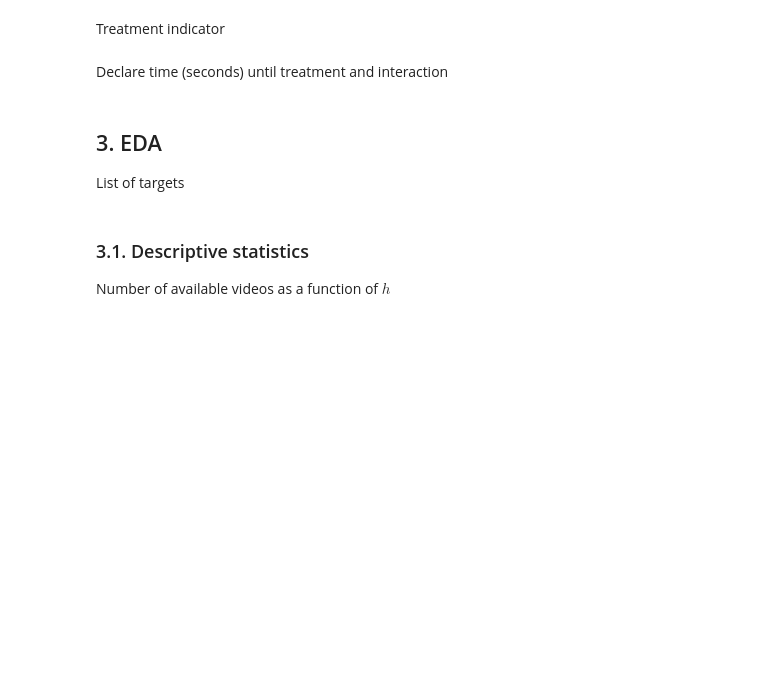
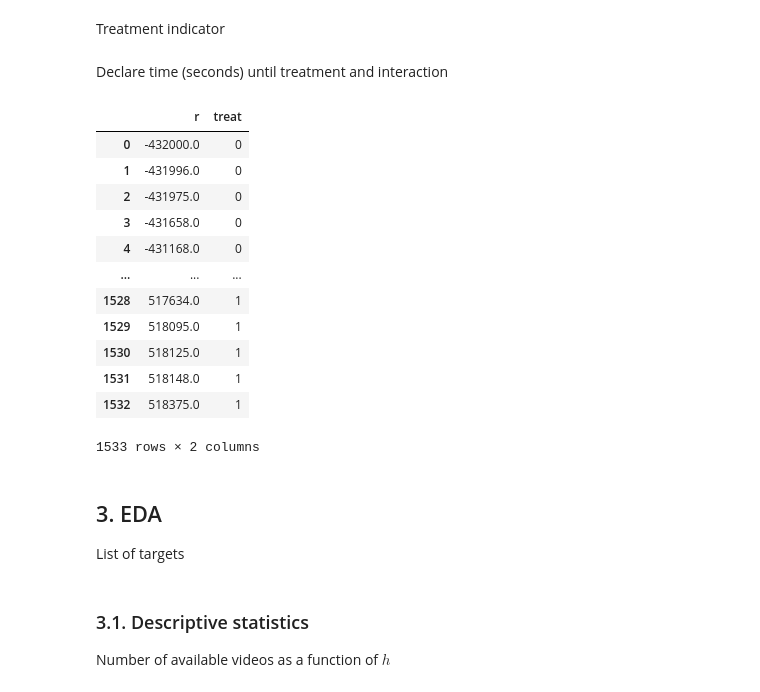
Before and after one commit to ArturoSbr/youtube-dislike-count, a Jupyter notebook: cod/02_analysis/01_EDA.ipynb, the cells around one changed output. Cells and saved outputs as stored; diff of their text form; code cells hidden in the pictures; blank space fills up the shorter version.

Commit message:
reversed running variable

```diff
--- a/cod/02_analysis/01_EDA.ipynb
+++ b/cod/02_analysis/01_EDA.ipynb
@@ -120,11 +120,27 @@ df['treat'] = (df['publishedAt'] > '2021-11-10').astype(int)
 # %% [markdown]
 Declare time (seconds) until treatment and interaction
 # %%
-# Seconds until treatment
-df['sut'] = (pd.Timestamp('2021-11-10') - df['publishedAt']).dt.total_seconds()
+# Running variable
+df['r'] = (df['publishedAt'] - pd.Timestamp('2021-11-10')).dt.total_seconds()
 
 # Interaction
-df['treatSut'] = df['sut'].multiply(df['treat'])
+df['rTreat'] = df['sut'].multiply(df['treat'])
+# %%
+df[['r','treat']]
+# %% [output]
+|  | r | treat |
+| 0 | -432000.0 | 0 |
+| 1 | -431996.0 | 0 |
+| 2 | -431975.0 | 0 |
+| 3 | -431658.0 | 0 |
+| 4 | -431168.0 | 0 |
+| ... | ... | ... |
+| 1528 | 517634.0 | 1 |
+| 1529 | 518095.0 | 1 |
+| 1530 | 518125.0 | 1 |
+| 1531 | 518148.0 | 1 |
+| 1532 | 518375.0 | 1 |
+1533 rows × 2 columns
 # %% [markdown]
 ## 3. EDA
 List of targets
```
Also changed, not shown: parts of 6 cells of this notebook.
